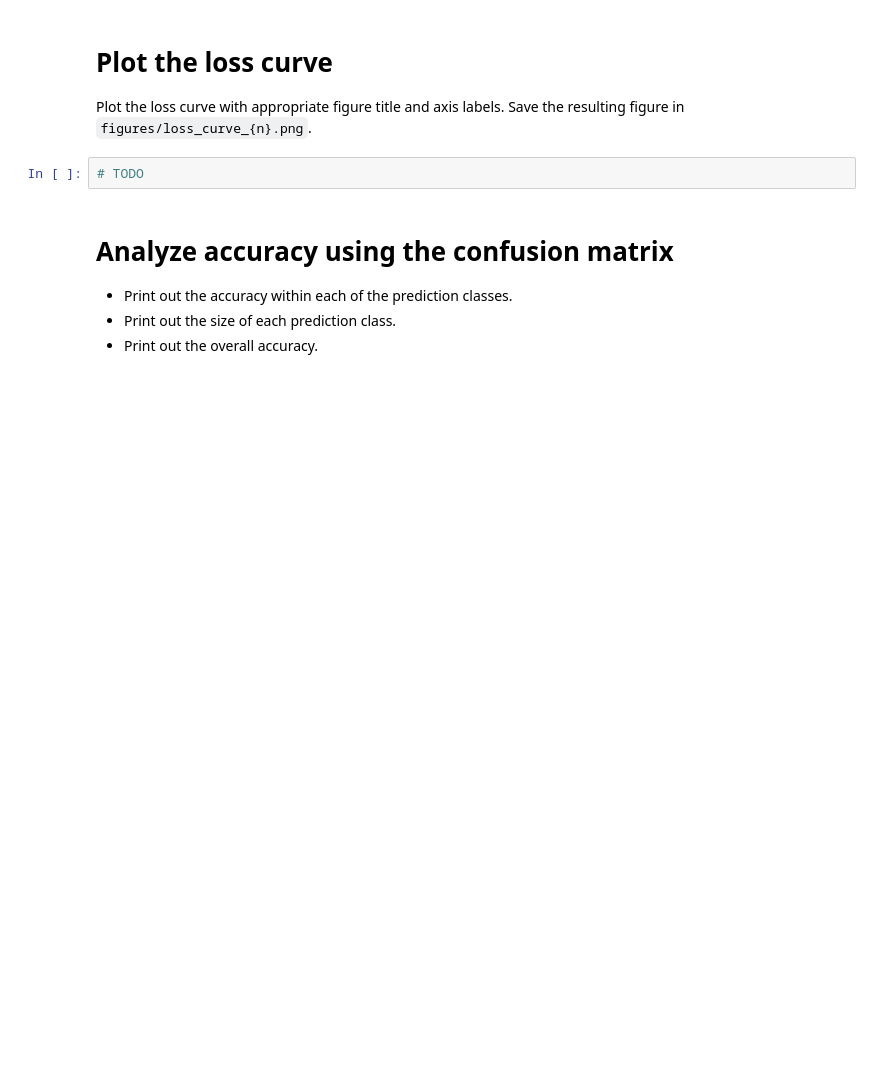
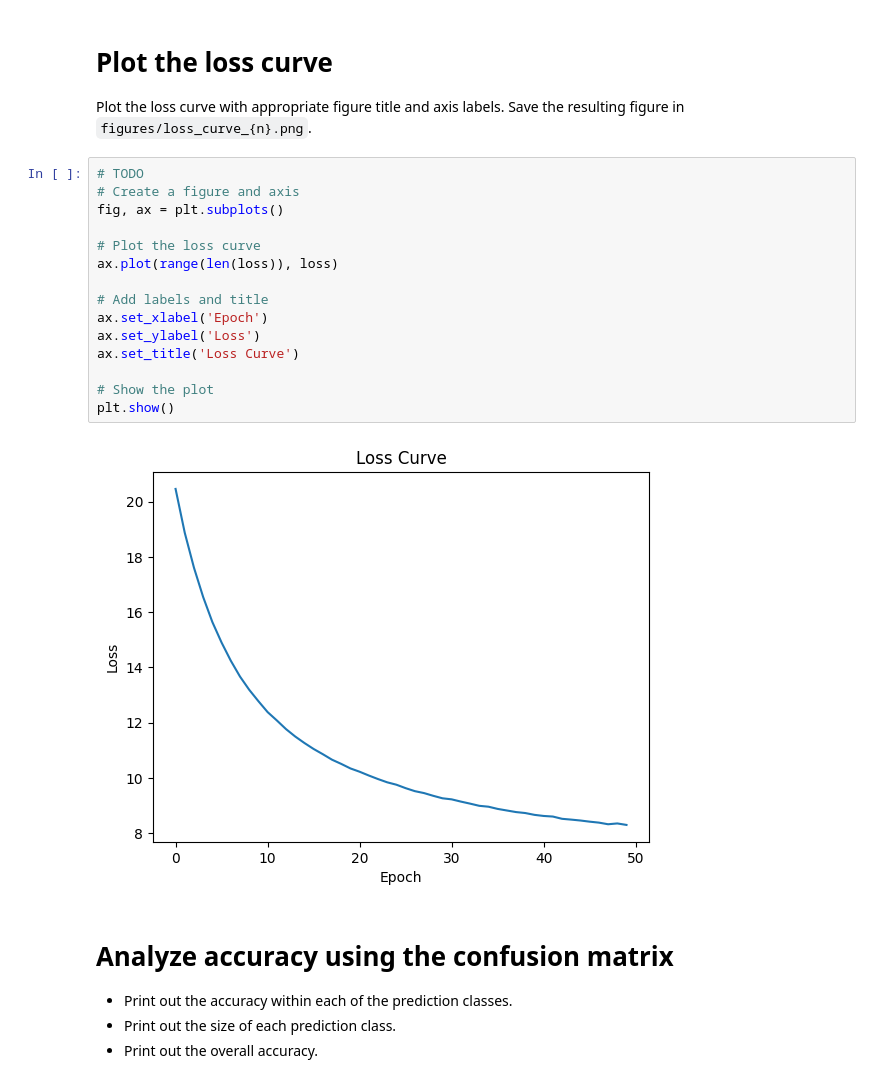
Before and after one commit to said1210UW/Math-480, a Jupyter notebook: 6_25_2024_parenthesization_pytorch/main.ipynb, the cells around one changed output. Drawn from its saved outputs; the diff is of its cells as text; blank space fills up the shorter version.

```diff
--- a/6_25_2024_parenthesization_pytorch/main.ipynb
+++ b/6_25_2024_parenthesization_pytorch/main.ipynb
@@ -71,8 +68,23 @@ RuntimeError: mat1 and mat2 must have the same dtype, but got Char and Float
 # %% [markdown]
 # Plot the loss curve
 Plot the loss curve with appropriate figure title and axis labels. Save the resulting figure in `figures/loss_curve_{n}.png`.
-# %%
-# TODO
+# %%
+# TODO
+# Create a figure and axis
+fig, ax = plt.subplots()
+
+# Plot the loss curve
+ax.plot(range(len(loss)), loss)
+
+# Add labels and title
+ax.set_xlabel('Epoch')
+ax.set_ylabel('Loss')
+ax.set_title('Loss Curve')
+
+# Show the plot
+plt.show()
+# %% [output]
+[figure, added]
 # %% [markdown]
 # Analyze accuracy using the confusion matrix
 - Print out the accuracy within each of the prediction classes.
```
Also changed, not shown: parts of 8 cells of this notebook, 22 other files.
